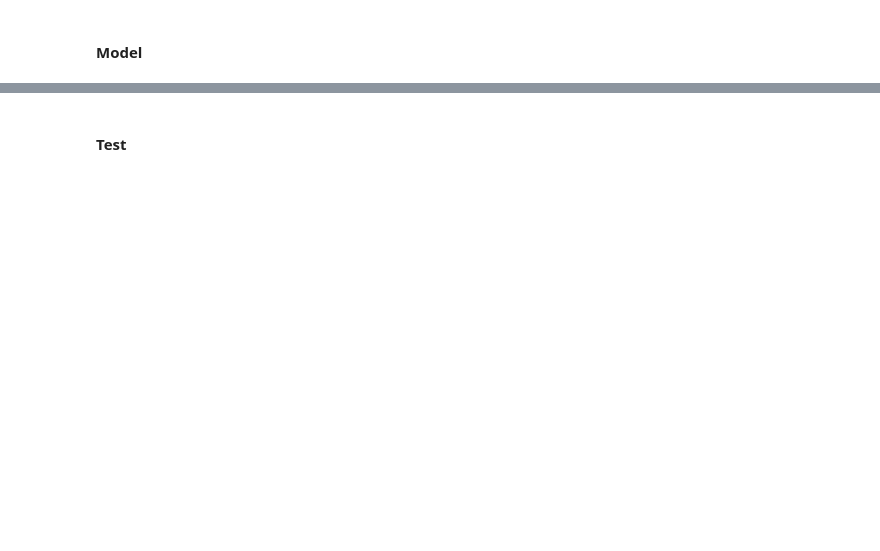
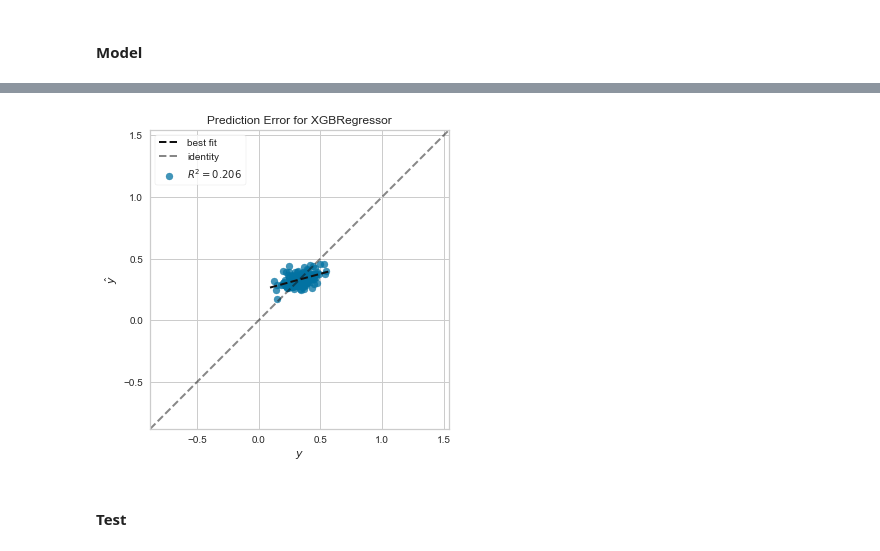
Before and after one commit to negargolestani/kinect_motion_tracking, a Jupyter notebook: regression_ml.ipynb, the cells around one changed output, grey strips where cells are left out. Saved outputs shown, nothing was run; the diff lists cells and outputs as text; code cells hidden in the pictures; blank space fills up the shorter version.

```diff
--- a/regression_ml.ipynb
+++ b/regression_ml.ipynb
@@ -133,3 +121,8 @@ data_unseen
+# %%
+model = tune_model('xgboost')
+plot_model(model, plot='error')
+# %% [output]
+[figure, added]
 # %% [markdown]
 #### Test
 # %%
```
Also changed, not shown: parts of 9 cells of this notebook, 2 other files.
